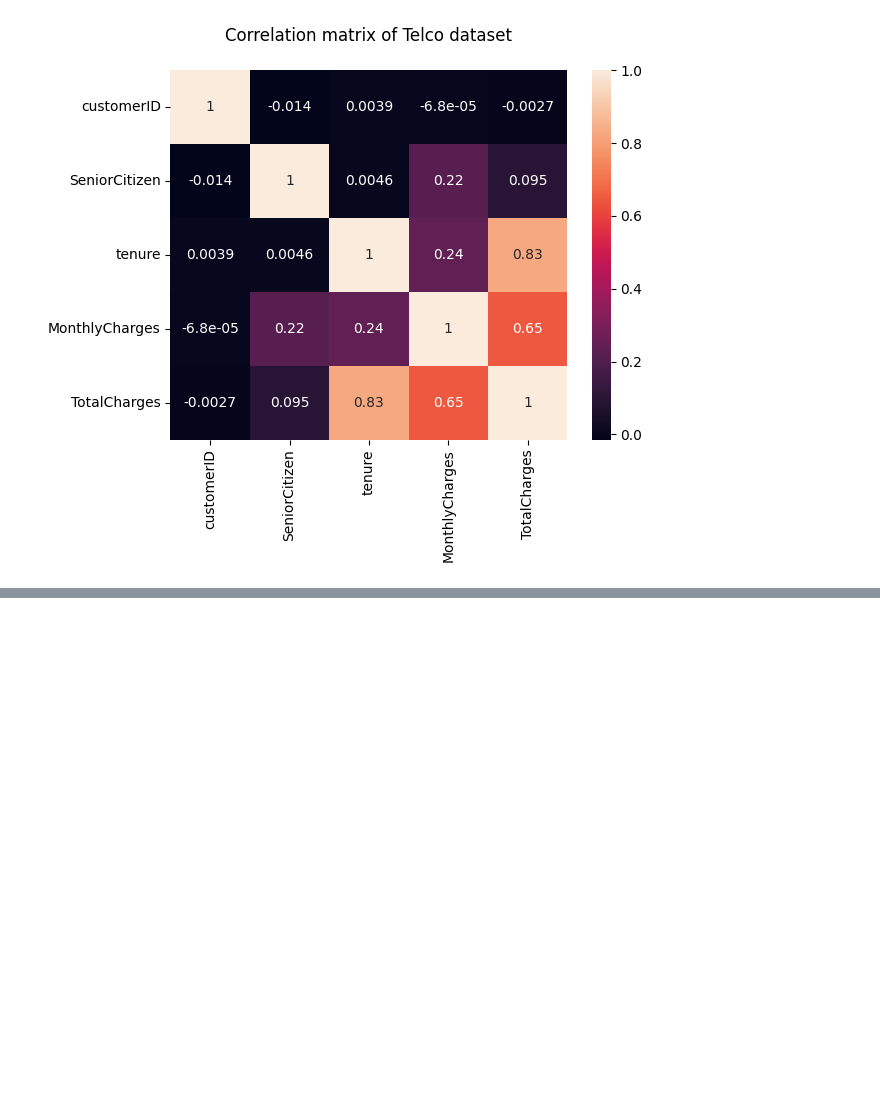
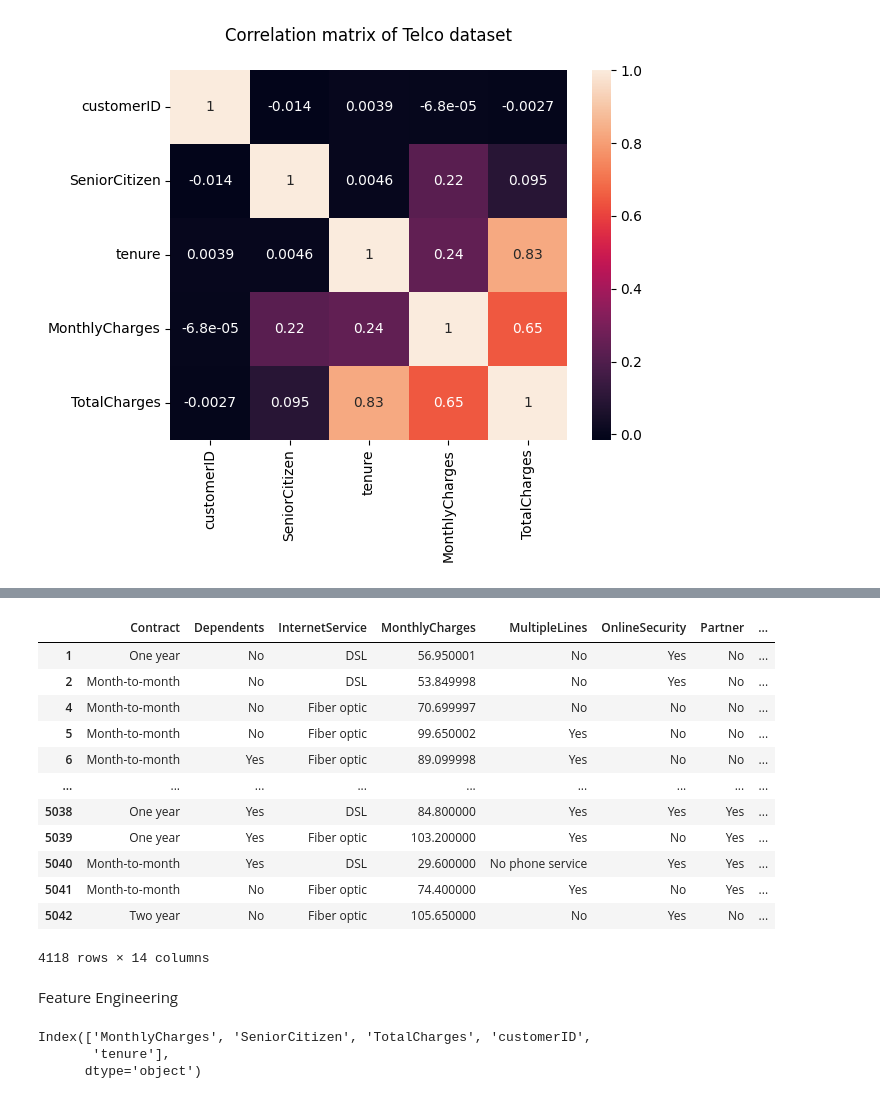
Before and after one commit to CODE-MUCHIRA/Customer-Churn-Prediction, a Jupyter notebook: LP2 notebook.ipynb, the cells around one changed output, grey strips where cells are left out. Cells and saved outputs as stored; diff of their text form; code cells hidden in the pictures; blank space fills up the shorter version.

```diff
--- a/LP2 notebook.ipynb
+++ b/LP2 notebook.ipynb
@@ -704,0 +767,6 @@ plt.show()
+# %%
+#Removing missing values
+concatenated_data.dropna(how = 'any', inplace = True)
+# %%
+#Removing missing values
+concatenated_data.drop(['PaperlessBilling','DeviceProtection','StreamingMovies','StreamingTV','TechSupport','OnlineBackup'], axis=1,inplace = True)
@@ -704,0 +784,5 @@ plt.show()
+# %%
+X = concatenated_data.drop('Churn', axis=1)
+X.sort_index(axis=1, inplace=True)
+y = concatenated_data['Churn']
+y.value_counts()
@@ -704,0 +809,25 @@ plt.show()
+# %%
+X
+# %% [output]
+|  | Contract | Dependents | InternetService | MonthlyCharges | MultipleLines | OnlineSecurity | Partner | ... |
+| 1 | One year | No | DSL | 56.950001 | No | Yes | No | ... |
+| 2 | Month-to-month | No | DSL | 53.849998 | No | Yes | No | ... |
+| 4 | Month-to-month | No | Fiber optic | 70.699997 | No | No | No | ... |
+| 5 | Month-to-month | No | Fiber optic | 99.650002 | Yes | No | No | ... |
+| 6 | Month-to-month | Yes | Fiber optic | 89.099998 | Yes | No | No | ... |
+| ... | ... | ... | ... | ... | ... | ... | ... | ... |
+| 5038 | One year | Yes | DSL | 84.800000 | Yes | Yes | Yes | ... |
+| 5039 | One year | Yes | Fiber optic | 103.200000 | Yes | No | Yes | ... |
+| 5040 | Month-to-month | Yes | DSL | 29.600000 | No phone service | Yes | Yes | ... |
+| 5041 | Month-to-month | No | Fiber optic | 74.400000 | Yes | No | Yes | ... |
+| 5042 | Two year | No | Fiber optic | 105.650000 | No | Yes | No | ... |
+4118 rows × 14 columns
+# %% [markdown]
+Feature Engineering
+# %%
+numeric_columns=X.select_dtypes(include="number").columns
+numeric_columns
+# %% [output]
+Index(['MonthlyCharges', 'SeniorCitizen', 'TotalCharges', 'customerID',
+       'tenure'],
+      dtype='object')
```
Also changed, not shown: parts of 60 cells of this notebook.
